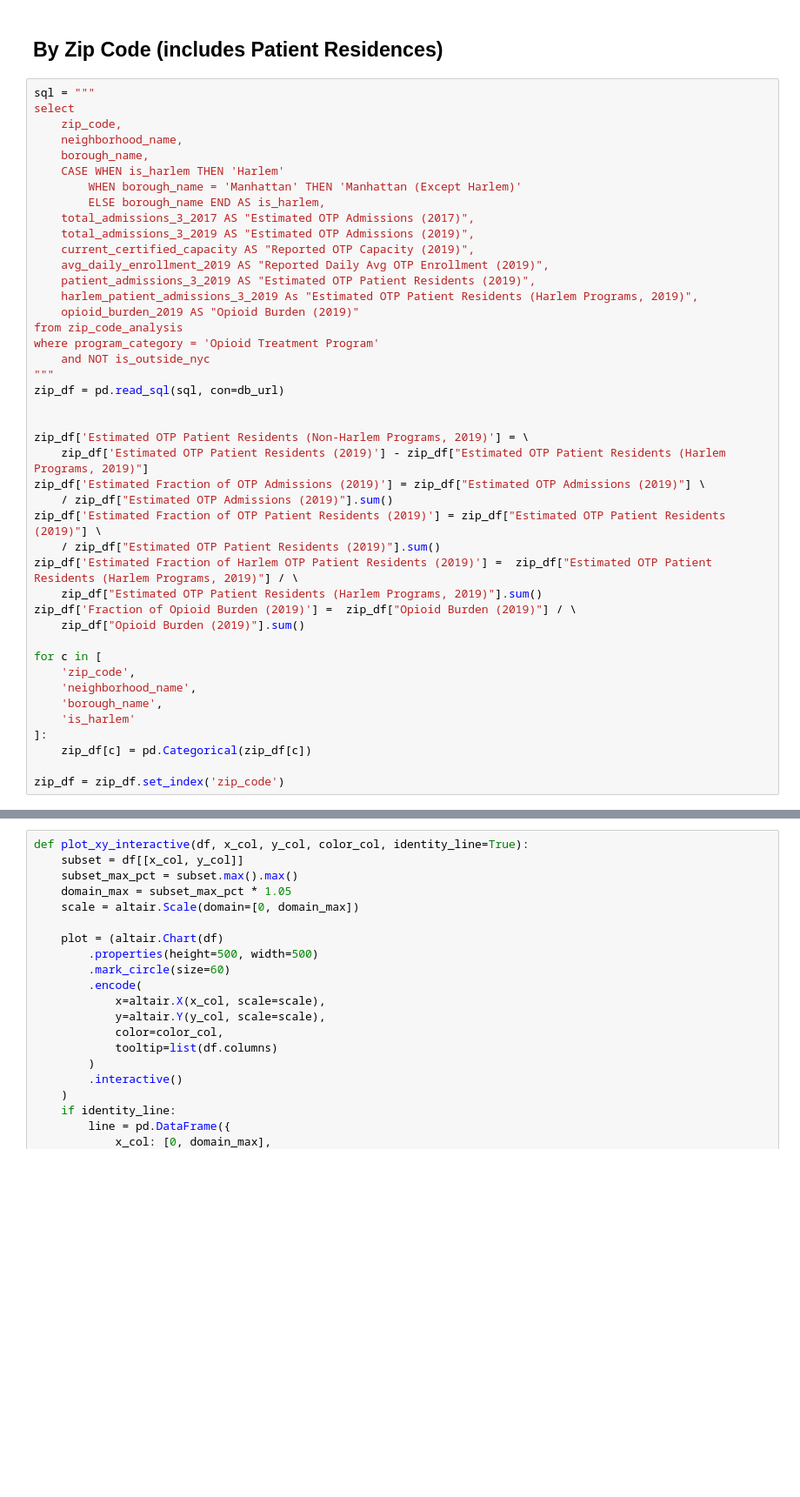
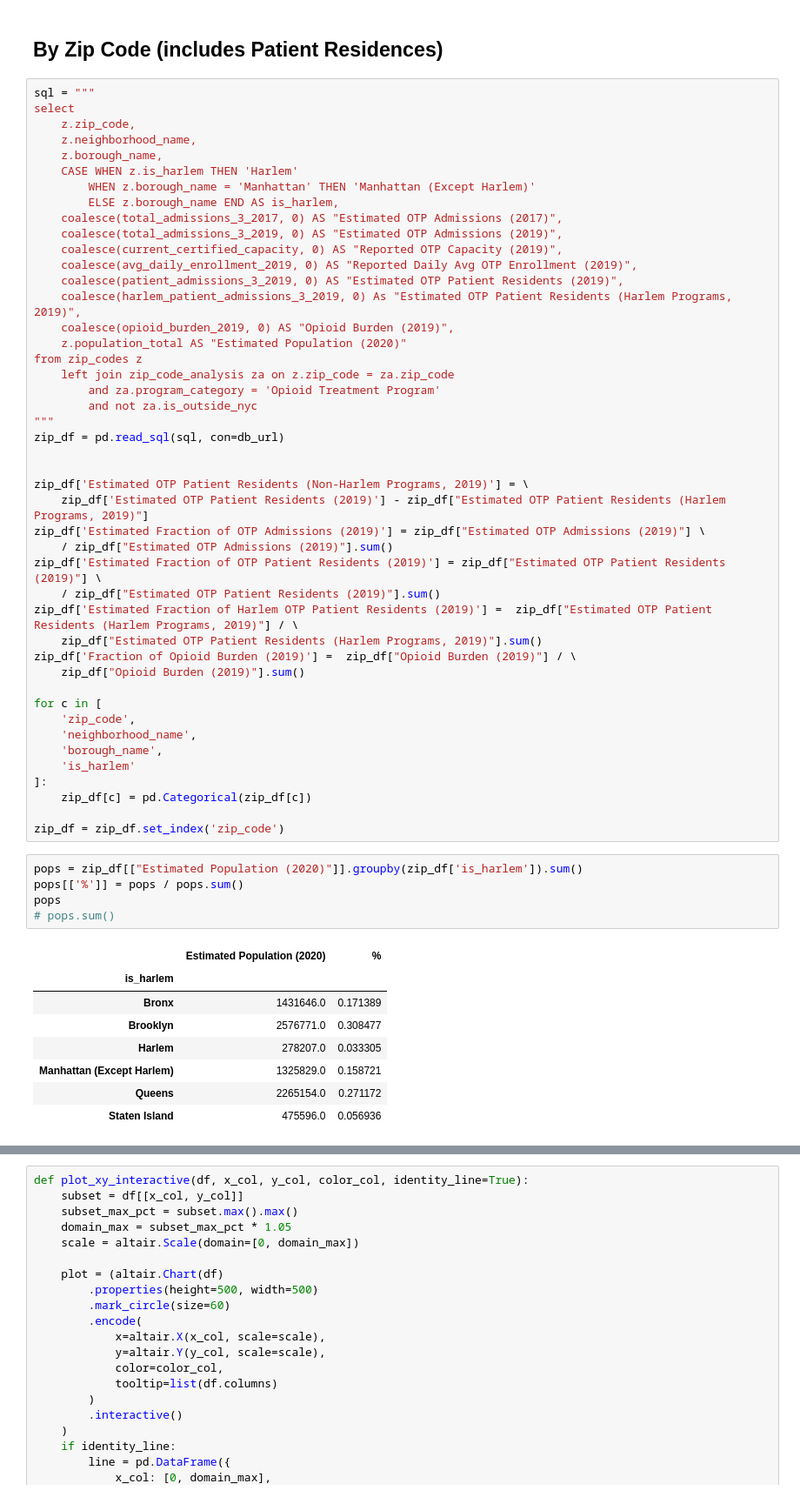
Before and after one commit to skritch/ghc-analysis, a Jupyter notebook: analysis/exploratory/overconcentration.ipynb, the cells around one changed output, grey strips where cells are left out. Shown at 87% size. Drawn from its saved outputs; the diff is of its cells as text; blank space fills up the shorter version.

```diff
--- a/analysis/exploratory/overconcentration.ipynb
+++ b/analysis/exploratory/overconcentration.ipynb
@@ -151,22 +154,24 @@ district_metrics_by_district
 # %%
 sql = """
 select
-    zip_code,
-    neighborhood_name,
-    borough_name,
-    CASE WHEN is_harlem THEN 'Harlem'
-        WHEN borough_name = 'Manhattan' THEN 'Manhattan (Except Harlem)'
-        ELSE borough_name END AS is_harlem,
-    total_admissions_3_2017 AS "Estimated OTP Admissions (2017)",
-    total_admissions_3_2019 AS "Estimated OTP Admissions (2019)",
-    current_certified_capacity AS "Reported OTP Capacity (2019)",
-    avg_daily_enrollment_2019 AS "Reported Daily Avg OTP Enrollment (2019)",
-    patient_admissions_3_2019 AS "Estimated OTP Patient Residents (2019)",
-    harlem_patient_admissions_3_2019 As "Estimated OTP Patient Residents (Harlem Programs, 2019)",
-    opioid_burden_2019 AS "Opioid Burden (2019)"
-from zip_code_analysis
-where program_category = 'Opioid Treatment Program'
-    and NOT is_outside_nyc
+    z.zip_code,
+    z.neighborhood_name,
+    z.borough_name,
+    CASE WHEN z.is_harlem THEN 'Harlem'
+        WHEN z.borough_name = 'Manhattan' THEN 'Manhattan (Except Harlem)'
+        ELSE z.borough_name END AS is_harlem,
+    coalesce(total_admissions_3_2017, 0) AS "Estimated OTP Admissions (2017)",
+    coalesce(total_admissions_3_2019, 0) AS "Estimated OTP Admissions (2019)",
+    coalesce(current_certified_capacity, 0) AS "Reported OTP Capacity (2019)",
+    coalesce(avg_daily_enrollment_2019, 0) AS "Reported Daily Avg OTP Enrollment (2019)",
+    coalesce(patient_admissions_3_2019, 0) AS "Estimated OTP Patient Residents (2019)",
+    coalesce(harlem_patient_admissions_3_2019, 0) As "Estimated OTP Patient Residents (Harlem Programs, 2019)",
+    coalesce(opioid_burden_2019, 0) AS "Opioid Burden (2019)",
+    z.population_total AS "Estimated Population (2020)"
+from zip_codes z
+    left join zip_code_analysis za on z.zip_code = za.zip_code
+        and za.program_category = 'Opioid Treatment Program'
+        and not za.is_outside_nyc
 """
 zip_df = pd.read_sql(sql, con=db_url)
 
@@ -191,6 +196,20 @@ for c in [
     zip_df[c] = pd.Categorical(zip_df[c])
 
 zip_df = zip_df.set_index('zip_code')
+# %%
+pops = zip_df[["Estimated Population (2020)"]].groupby(zip_df['is_harlem']).sum()
+pops[['%']] = pops / pops.sum()
+pops
+# pops.sum()
+# %% [output]
+|  | Estimated Population (2020) | % |
+| is_harlem |  |  |
+| Bronx | 1431646.0 | 0.171389 |
+| Brooklyn | 2576771.0 | 0.308477 |
+| Harlem | 278207.0 | 0.033305 |
+| Manhattan (Except Harlem) | 1325829.0 | 0.158721 |
+| Queens | 2265154.0 | 0.271172 |
+| Staten Island | 475596.0 | 0.056936 |
 # %%
 measures = [
     'Estimated OTP Admissions (2019)',
```
Also changed, not shown: parts of 7 cells of this notebook, 3 other files.
